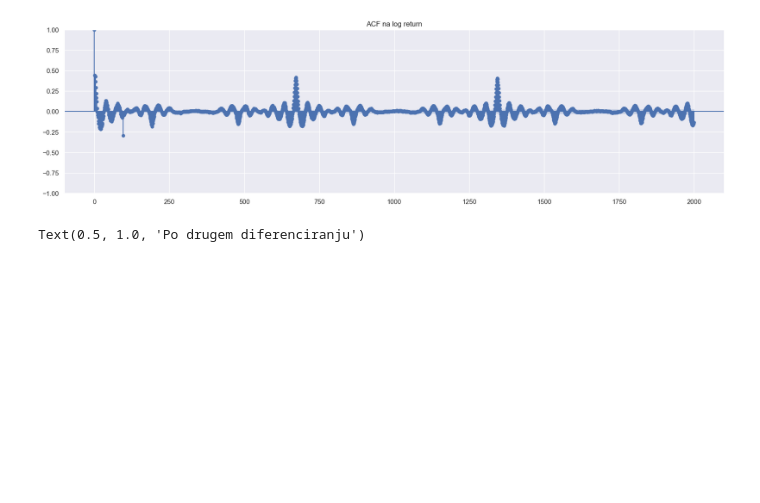
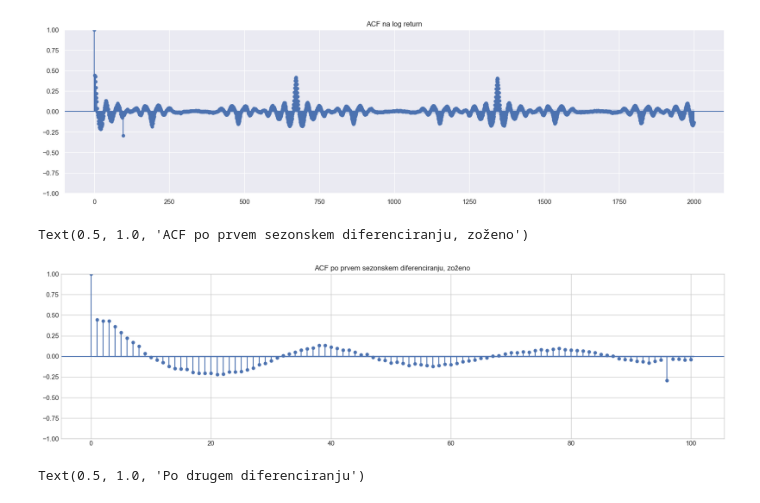
Before and after one commit to karolina-sa/Matematika-z-racunalnikom-projekt, a Jupyter notebook: 18_5_2024.ipynb, the cells around one changed output. Drawn from its saved outputs; the diff is of its cells as text; code cells hidden in the pictures; blank space fills up the shorter version.

```diff
--- a/18_5_2024.ipynb
+++ b/18_5_2024.ipynb
@@ -133,6 +133,13 @@ plt.title('ACF po prvem sezonskem diferenciranju')
 # %% [output]
 Text(0.5, 1.0, 'ACF na log return')
 [figure]
+# %%
+tsaplots.plot_acf(ts_diff, lags=100)
+plt.ylim(-1,1)
+plt.title('ACF po prvem sezonskem diferenciranju, zoženo')
+# %% [output]
+Text(0.5, 1.0, 'ACF po prvem sezonskem diferenciranju, zoženo')
+[figure, added]
 # %%
 ts_diff_2 = ts_diff.diff().dropna()
 ts_diff_2.plot(linewidth=0.2)
```
Also changed, not shown: parts of 4 cells of this notebook, 8 other files.
